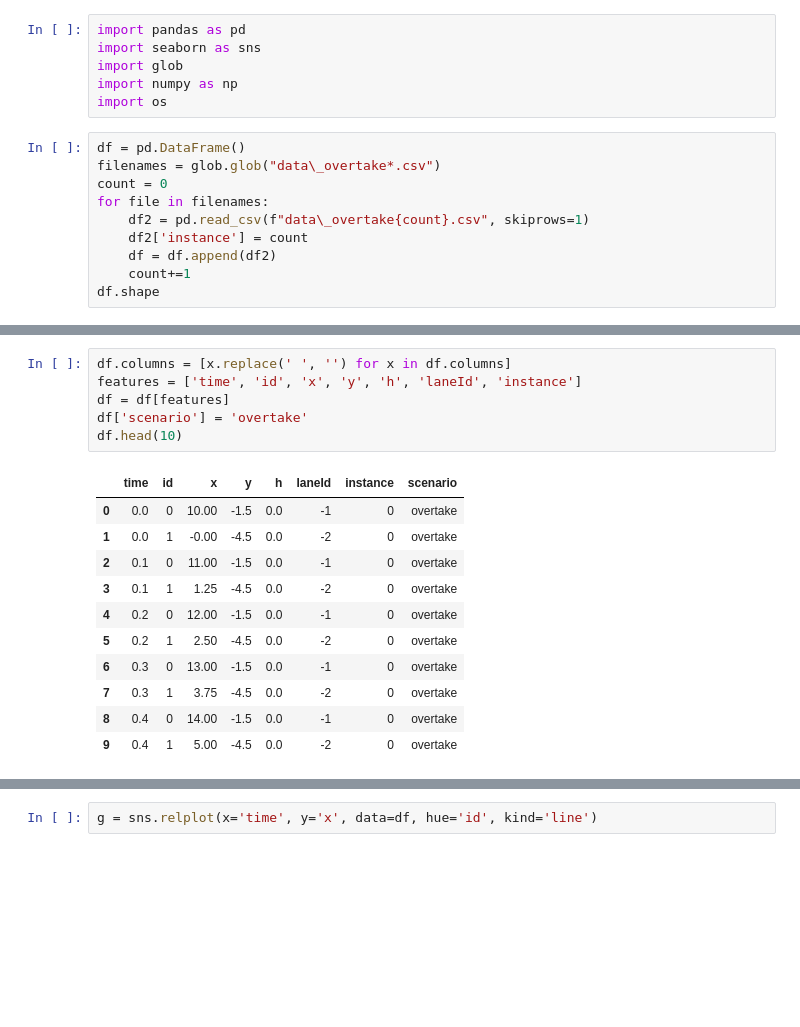
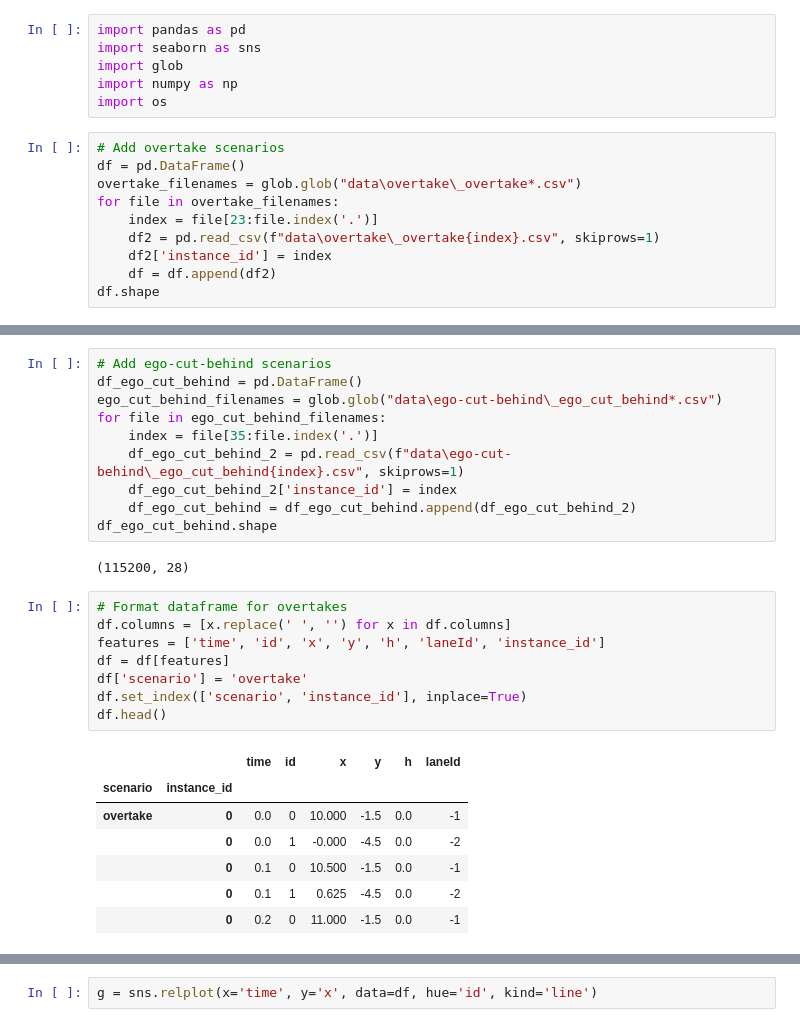
Before and after one commit to ADoug4/ML-Class-Project, a Jupyter notebook: rf_scenario_classification.ipynb, the cells around one changed output, grey strips where cells are left out. Drawn from its saved outputs; the diff is of its cells as text; blank space fills up the shorter version.

Commit message:
Complete data set processed

```diff
--- a/rf_scenario_classification.ipynb
+++ b/rf_scenario_classification.ipynb
@@ -7,13 +7,13 @@ import glob
 import numpy as np
 import os
 # %%
+# Add overtake scenarios
 df = pd.DataFrame()
-filenames = glob.glob("data\_overtake*.csv")
-count = 0
-for file in filenames:
-    df2 = pd.read_csv(f"data\_overtake{count}.csv", skiprows=1)
-    df2['instance'] = count
+overtake_filenames = glob.glob("data\overtake\_overtake*.csv")
+for file in overtake_filenames:
+    index = file[23:file.index('.')]
+    df2 = pd.read_csv(f"data\overtake\_overtake{index}.csv", skiprows=1)
+    df2['instance_id'] = index
     df = df.append(df2)
-    count+=1
 df.shape
 # %% [output]
@@ -21,18 +33,28 @@ df.shape
+# %%
+# Add ego-cut-behind scenarios
+df_ego_cut_behind = pd.DataFrame()
+ego_cut_behind_filenames = glob.glob("data\ego-cut-behind\_ego_cut_behind*.csv")
+for file in ego_cut_behind_filenames:
+    index = file[35:file.index('.')]
+    df_ego_cut_behind_2 = pd.read_csv(f"data\ego-cut-behind\_ego_cut_behind{index}.csv", skiprows=1)
+    df_ego_cut_behind_2['instance_id'] = index
+    df_ego_cut_behind = df_ego_cut_behind.append(df_ego_cut_behind_2)
+df_ego_cut_behind.shape
+# %% [output]
+(115200, 28)
 # %%
+# Format dataframe for overtakes
 df.columns = [x.replace(' ', '') for x in df.columns]
-features = ['time', 'id', 'x', 'y', 'h', 'laneId', 'instance']
+features = ['time', 'id', 'x', 'y', 'h', 'laneId', 'instance_id']
 df = df[features]
 df['scenario'] = 'overtake'
-df.head(10)
+df.set_index(['scenario', 'instance_id'], inplace=True)
+df.head()
 # %% [output]
-|  | time | id | x | y | h | laneId | instance | scenario |
-| 0 | 0.0 | 0 | 10.00 | -1.5 | 0.0 | -1 | 0 | overtake |
-| 1 | 0.0 | 1 | -0.00 | -4.5 | 0.0 | -2 | 0 | overtake |
-| 2 | 0.1 | 0 | 11.00 | -1.5 | 0.0 | -1 | 0 | overtake |
-| 3 | 0.1 | 1 | 1.25 | -4.5 | 0.0 | -2 | 0 | overtake |
-| 4 | 0.2 | 0 | 12.00 | -1.5 | 0.0 | -1 | 0 | overtake |
-| 5 | 0.2 | 1 | 2.50 | -4.5 | 0.0 | -2 | 0 | overtake |
-| 6 | 0.3 | 0 | 13.00 | -1.5 | 0.0 | -1 | 0 | overtake |
-| 7 | 0.3 | 1 | 3.75 | -4.5 | 0.0 | -2 | 0 | overtake |
-| 8 | 0.4 | 0 | 14.00 | -1.5 | 0.0 | -1 | 0 | overtake |
-| 9 | 0.4 | 1 | 5.00 | -4.5 | 0.0 | -2 | 0 | overtake |
+|  |  | time | id | x | y | h | laneId |
+| scenario | instance_id |  |  |  |  |  |  |
+| overtake | 0 | 0.0 | 0 | 10.000 | -1.5 | 0.0 | -1 |
+|  | 0 | 0.0 | 1 | -0.000 | -4.5 | 0.0 | -2 |
+|  | 0 | 0.1 | 0 | 10.500 | -1.5 | 0.0 | -1 |
+|  | 0 | 0.1 | 1 | 0.625 | -4.5 | 0.0 | -2 |
+|  | 0 | 0.2 | 0 | 11.000 | -1.5 | 0.0 | -1 |
```
Also changed, not shown: parts of 11 cells of this notebook, 1 other file.
